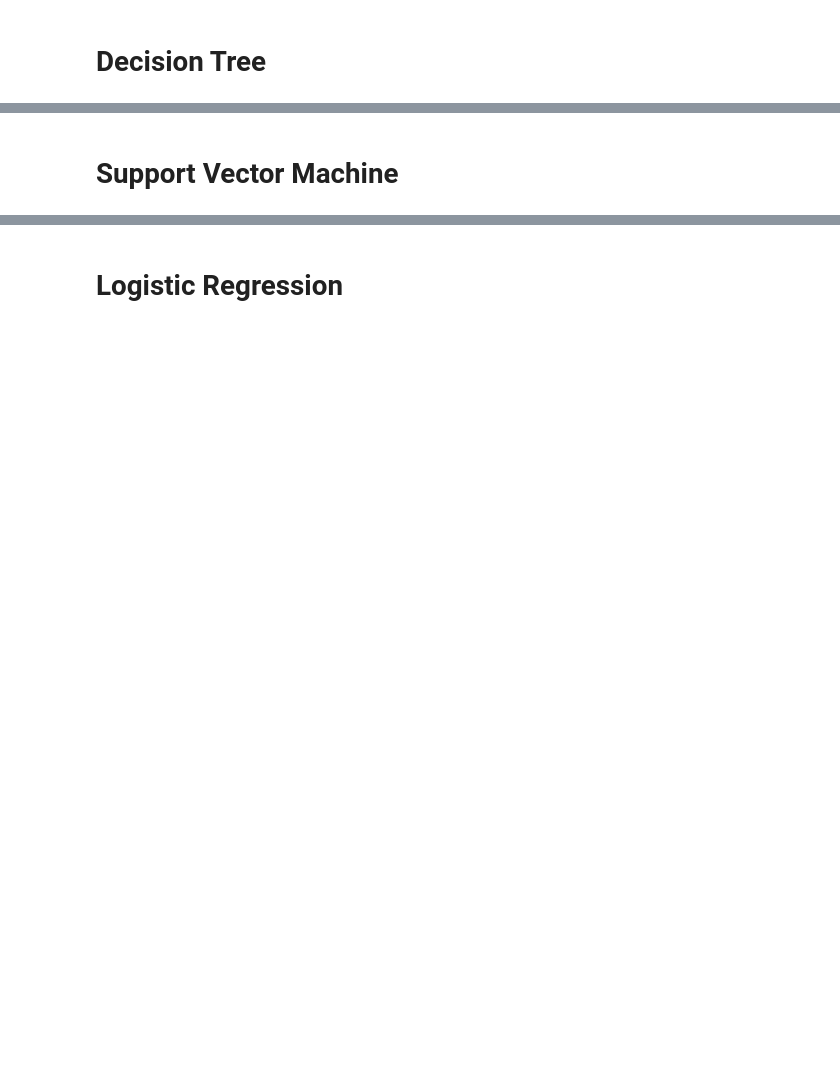
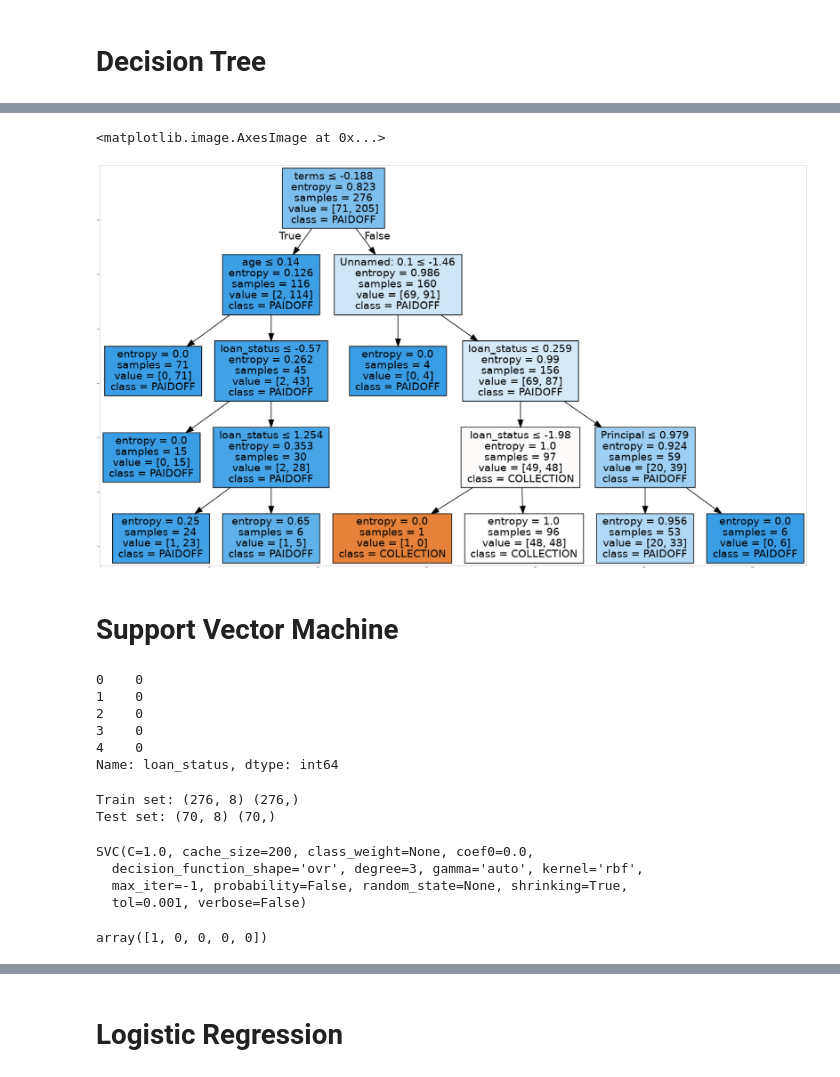
Before and after one commit to filipempfalcao/coursera-capstone-project, a Jupyter notebook: Filipe_Notebook.ipynb, the cells around one changed output, grey strips where cells are left out. Cells and saved outputs as stored; diff of their text form; code cells hidden in the pictures; blank space fills up the shorter version.

```diff
--- a/Filipe_Notebook.ipynb
+++ b/Filipe_Notebook.ipynb
@@ -281,0 +362,2 @@ Notice: You should find the best k to build the model with the best accuracy.
+# %%
+loanTree.fit(X_train2,y_train2)
@@ -282,2 +413,49 @@ Notice: You should find the best k to build the model with the best accuracy.
+# %%
+dot_data = StringIO()
+filename = "loantree.png"
+featureNames = df.columns[0:8]
+targetNames = df["loan_status"].unique().tolist()
+out=tree.export_graphviz(loanTree,feature_names=featureNames, out_file=dot_data, class_names= np.unique(y_train2), filled=True,  special_characters=True,rotate=False)
+graph = pydotplus.graph_from_dot_data(dot_data.getvalue())
+graph.write_png(filename)
+img = mpimg.imread(filename)
+plt.figure(figsize=(100, 200))
+plt.imshow(img,interpolation='nearest')
+# %% [output]
+<matplotlib.image.AxesImage at 0x...>
+[figure, added]
 # %% [markdown]
 # Support Vector Machine
+# %%
+y_3 =df['loan_status'].replace(to_replace=['PAIDOFF','COLLECTION'], value=[0,1],inplace=True)
+y_3 = df['loan_status']
+y_3[0:5]
+# %% [output]
+0    0
+1    0
+2    0
+3    0
+4    0
+Name: loan_status, dtype: int64
+# %%
+X_train3, X_test3, y_train3, y_test3 = train_test_split( X, y_3, test_size=0.2, random_state=4)
+print ('Train set:', X_train3.shape,  y_train3.shape)
+print ('Test set:', X_test3.shape,  y_test3.shape)
+# %% [output]
+Train set: (276, 8) (276,)
+Test set: (70, 8) (70,)
+# %%
+import scipy.optimize as opt
+from sklearn import svm
+clf = svm.SVC(kernel='rbf')
+clf.fit(X_train3, y_train3)
+# %% [output]
+SVC(C=1.0, cache_size=200, class_weight=None, coef0=0.0,
+  decision_function_shape='ovr', degree=3, gamma='auto', kernel='rbf',
+  max_iter=-1, probability=False, random_state=None, shrinking=True,
+  tol=0.001, verbose=False)
+# %%
+yhat3 = clf.predict(X_test3)
+yhat3 [0:5]
+# %% [output]
+array([1, 0, 0, 0, 0])
```
Also changed, not shown: parts of 73 cells of this notebook.
